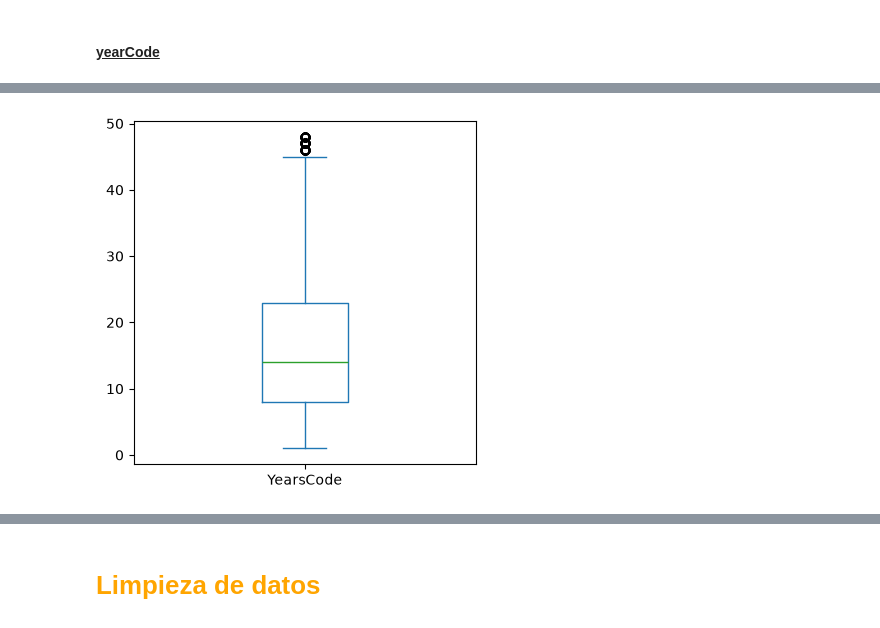
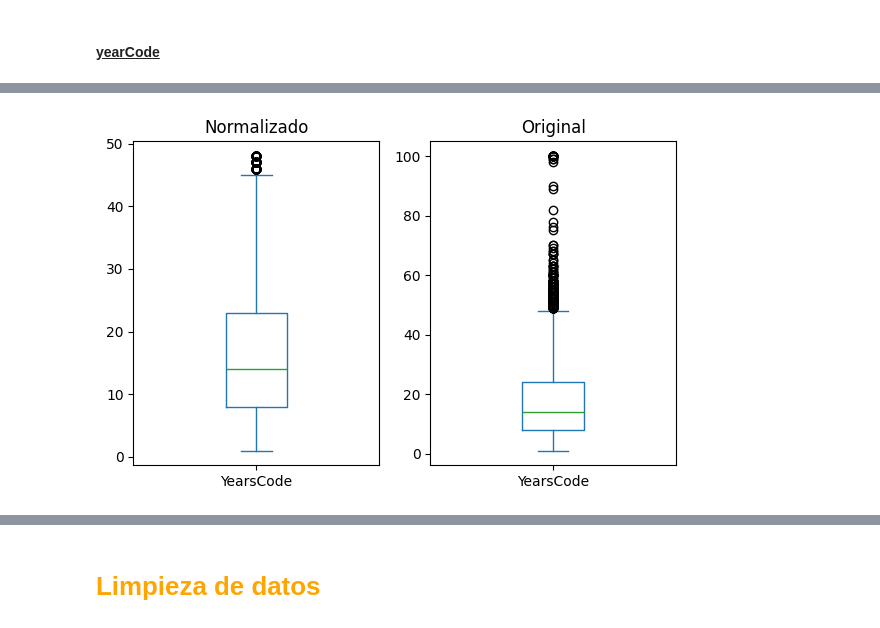
Before and after one commit to gonbenini/ciencia-datos-tpe, a Jupyter notebook: entregable.ipynb, the cells around one changed output, grey strips where cells are left out. Saved outputs shown, nothing was run; the diff lists cells and outputs as text; code cells hidden in the pictures.

```diff
--- a/entregable.ipynb
+++ b/entregable.ipynb
@@ -255,10 +267,15 @@ utils.graph_nulls_outliers(df, 'YearsCode')
-# %%
-_, norm = utils.get_ranges(df, 'YearsCode')
-plt.figure(figsize=(4, 4))
-ax = norm['YearsCode'].plot(kind='box')
-
-ax.set_xlim(0.7, 1.3)
-plt.tight_layout()
-plt.show()
-# %% [output]
-[figure, removed]
+# %%
+_, norm = utils.get_ranges(df, 'YearsCode')
+_, ax = plt.subplots(1, 2, figsize=(6, 4))
+norm['YearsCode'].plot(kind='box', ax=ax[0])
+ax[0].set_xlim(0.7, 1.3)
+ax[0].set_title('Normalizado')
+
+df['YearsCode'].plot(kind='box', ax=ax[1])
+ax[1].set_xlim(0.7, 1.3)
+ax[1].set_title('Original')
+
+plt.tight_layout()
+plt.show()
+# %% [output]
+[figure, added]
```
Also changed, not shown: parts of 18 cells of this notebook, 1 other file.
